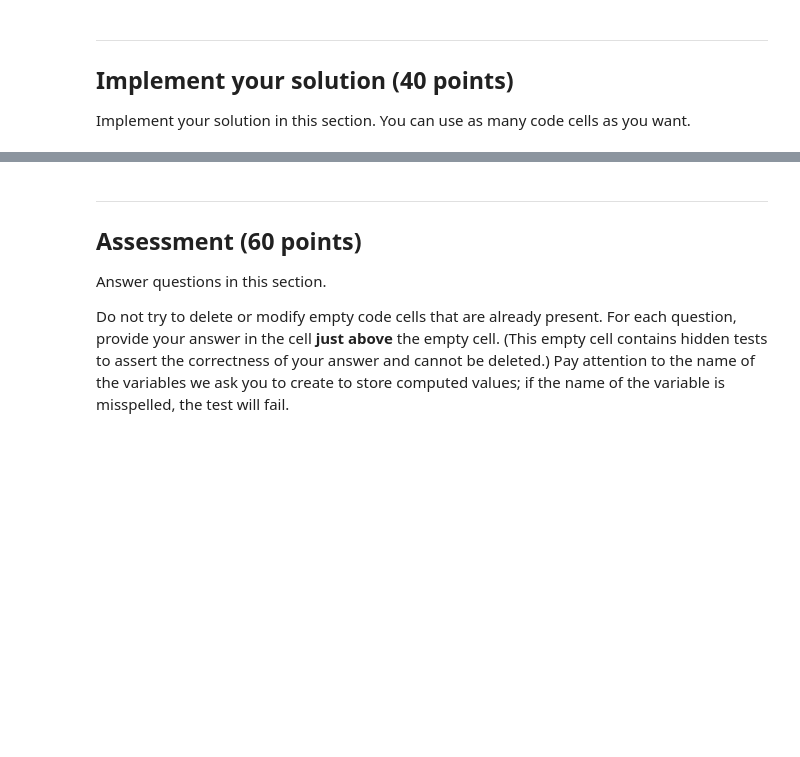
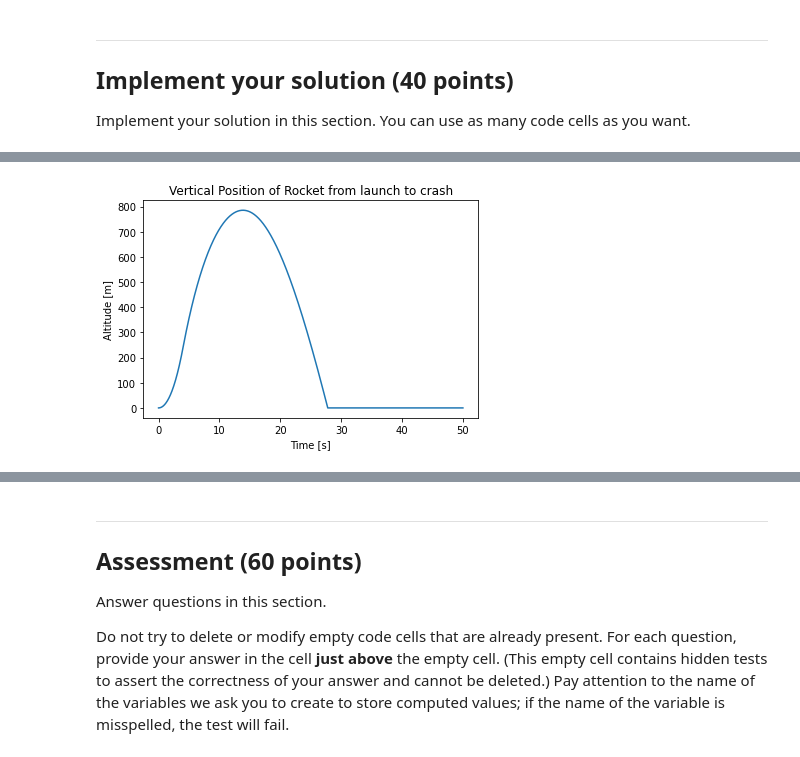
Before and after one commit to MAE6286/hw-1-lmkaidel13, a Jupyter notebook: Rocket_Assignment.ipynb, the cells around one changed output, grey strips where cells are left out. Saved outputs shown, nothing was run; the diff lists cells and outputs as text; code cells hidden in the pictures; blank space fills up the shorter version.

```diff
--- a/Rocket_Assignment.ipynb
+++ b/Rocket_Assignment.ipynb
@@ -69,0 +149,12 @@ raise NotImplementedError()
+# %%
+def rocket(u,i):
+    '''Compute the right hand side of the diff eq
+
+    Arguments:
+    state    : array of state variables, (h,v)
+
+    Returns  :
+    derivs   : array of derivatives (v,a)
+    '''
+    derivs =np.array([u[1], -g+((m_p_dot[i]*v_e)/(mass[i]))-(0.5/(mass[i]))*rho*u[1]*abs(u[1])*A*C_D])
+    return derivs
@@ -69,0 +163,14 @@ raise NotImplementedError()
+# %%
+sol=np.zeros([N,2])#numerical solution [h,v]
+sol[0,0]=h_o #initial hieght = 0 [m]
+sol[0,1]=0 #initial velocity =0 [m/s]
+# %%
+for i in range(N-1):
+    sol[i+1] = rk2_step(sol[i],rocket,dt,i)
+#finding the numerical solutions using rk2 step and right hand side of rocket
+# %%
+for i in range(N):
+    if (sol[i,0]<0):
+        sol[i,0]=0
+        sol[i,1]=0
+#deletes false negative altitude solutions
@@ -69,0 +200,7 @@ raise NotImplementedError()
+# %%
+pyplot.plot(t[:],sol[:,0])
+pyplot.xlabel('Time [s]')
+pyplot.ylabel('Altitude [m]')
+pyplot.title('Vertical Position of Rocket from launch to crash');
+# %% [output]
+[figure, added]
```
Also changed, not shown: parts of 32 cells of this notebook.
